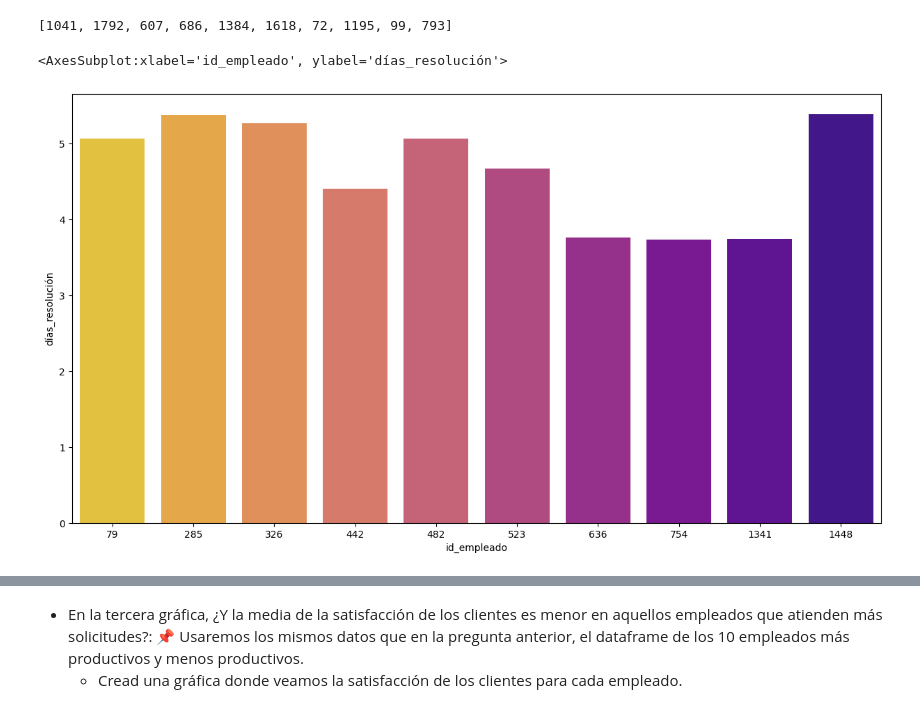
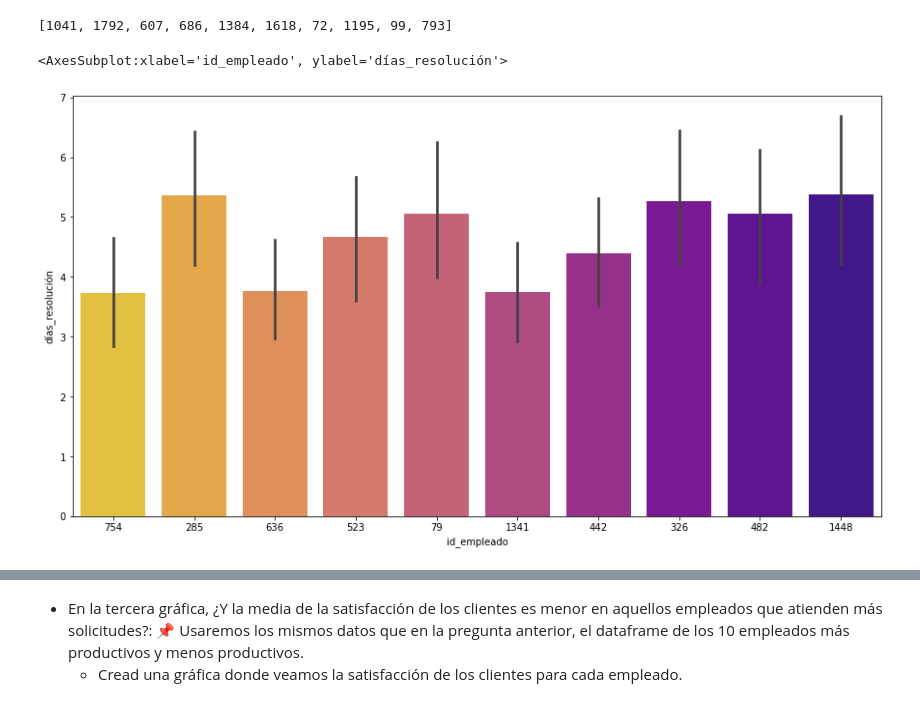
Before and after one commit to Adalab/promo-d-da-modulo2-sprint2-jacqueline-laura-lidya, a Jupyter notebook: eda/eda-leccion3-graficas-pair.ipynb, the cells around one changed output, grey strips where cells are left out. Saved outputs shown, nothing was run; the diff lists cells and outputs as text; code cells hidden in the pictures.

```diff
--- a/eda/eda-leccion3-graficas-pair.ipynb
+++ b/eda/eda-leccion3-graficas-pair.ipynb
@@ -136,8 +136,8 @@ lista_10_ultimos
 df_primeros = df_tickets[df_tickets["id_empleado"].isin(lista_10_primeros)]
 df_ultimos = df_tickets[df_tickets["id_empleado"].isin(lista_10_ultimos)]
 # %%
-sns.barplot(x = 'id_empleado', y = "días_resolución", data = df_media_primeros, palette = "plasma_r")
+sns.barplot(x = 'id_empleado', y = "días_resolución", data = df_primeros, order = lista_10_primeros, palette = "plasma_r")
 # %% [output]
 <AxesSubplot:xlabel='id_empleado', ylabel='días_resolución'>
-[figure, old version]
+[figure, new version]
 # %%
```
Also changed, not shown: parts of 9 cells of this notebook.
